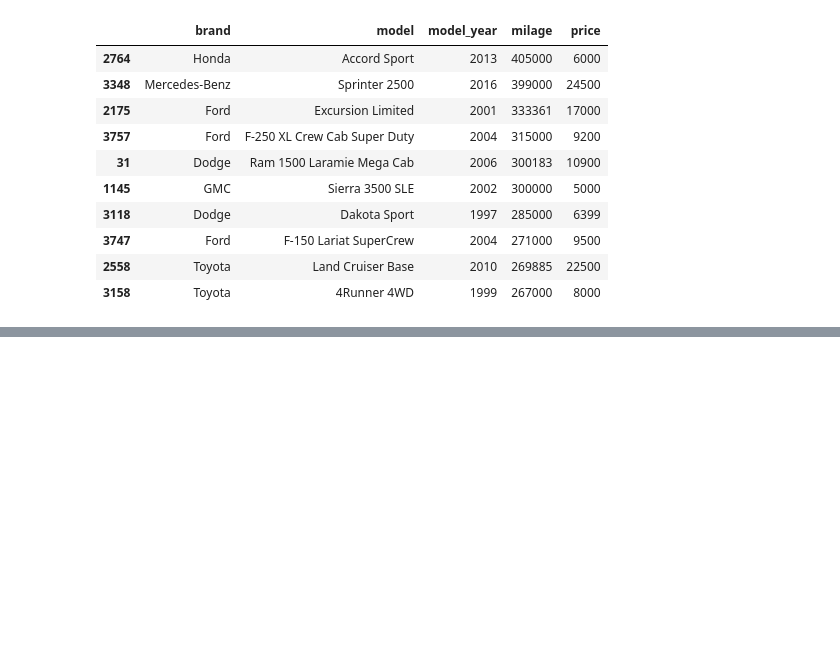
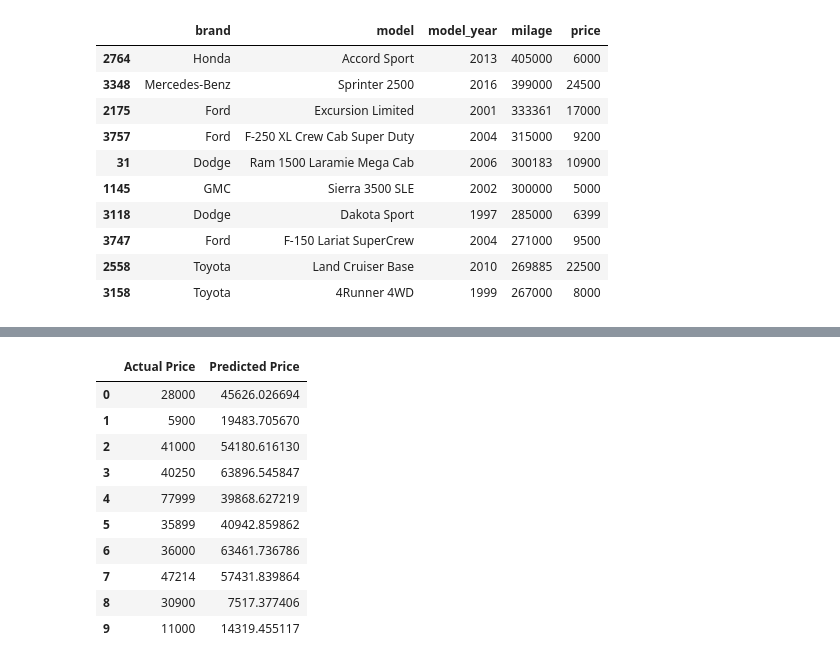
Before and after one commit to TrevorH456/DSUsedCarValuesProject, a Jupyter notebook: TrevorHerdman_DSUsedCarProject_H456G279.ipynb, the cells around one changed output, grey strips where cells are left out. Saved outputs shown, nothing was run; the diff lists cells and outputs as text; code cells hidden in the pictures; blank space fills up the shorter version.

Commit message:
EDIT005 - Data Training & Testing

```diff
--- a/TrevorHerdman_DSUsedCarProject_H456G279.ipynb
+++ b/TrevorHerdman_DSUsedCarProject_H456G279.ipynb
@@ -278,0 +278,70 @@ plt.show()
+# %%
+# Starting the machine learning
+# Predictor and Target variable setups
+X = cars[
+    [
+        "brand",
+        "model",
+        "model_year",
+        "milage",
+        "fuel_type",
+        "accident",
+        "clean_title"
+    ]
+]
+y = cars["price"]
+
+# Split data to the training set and tetsting set'
+!mamba install scikit-learn
+from sklearn.model_selection import train_test_split
+
+X_train, X_test, y_train, y_test = train_test_split(
+    X,
+    y,
+    test_size=0.25,
+    random_state=42
+)
+print("Training data shape:", X_train.shape)
+print("Testing data shape:", X_test.shape)
+
+# Setup categorical vars for test
+from sklearn.compose import ColumnTransformer
+from sklearn.preprocessing import OneHotEncoder
+from sklearn.pipeline import Pipeline
+from sklearn.linear_model import LinearRegression
+categorical_columns = [
+    "brand",
+    "model",
+    "fuel_type",
+    "accident",
+    "clean_title"
+]
+numeric_columns = [
+    "model_year",
+    "milage"
+]
+preprocessor = ColumnTransformer(
+    transformers=[
+        ("cat", OneHotEncoder(handle_unknown="ignore"), categorical_columns),
+        ("num", "passthrough", numeric_columns)
+    ]
+)
+linear_model = Pipeline(
+    steps=[
+        ("preprocessor", preprocessor),
+        ("regressor", LinearRegression())
+    ]
+)
+
+# Training the data
+linear_model.fit(X_train, y_train)
+# Predict prices with data
+linear_predictions = linear_model.predict(X_test)
+
+# Just a quick display of predict prices
+#comparison = pd.DataFrame({
+#    "Actual Price": y_test.values,
+#    "Predicted Price": linear_predictions
+#})
+#display(comparison.head(10))
+# %% [output]
@@ -278,0 +358,11 @@ plt.show()
+|  | Actual Price | Predicted Price |
+| 0 | 28000 | 45626.026694 |
+| 1 | 5900 | 19483.705670 |
+| 2 | 41000 | 54180.616130 |
+| 3 | 40250 | 63896.545847 |
+| 4 | 77999 | 39868.627219 |
+| 5 | 35899 | 40942.859862 |
+| 6 | 36000 | 63461.736786 |
+| 7 | 47214 | 57431.839864 |
+| 8 | 30900 | 7517.377406 |
+| 9 | 11000 | 14319.455117 |
```
Also changed, not shown: parts of 3 cells of this notebook.
